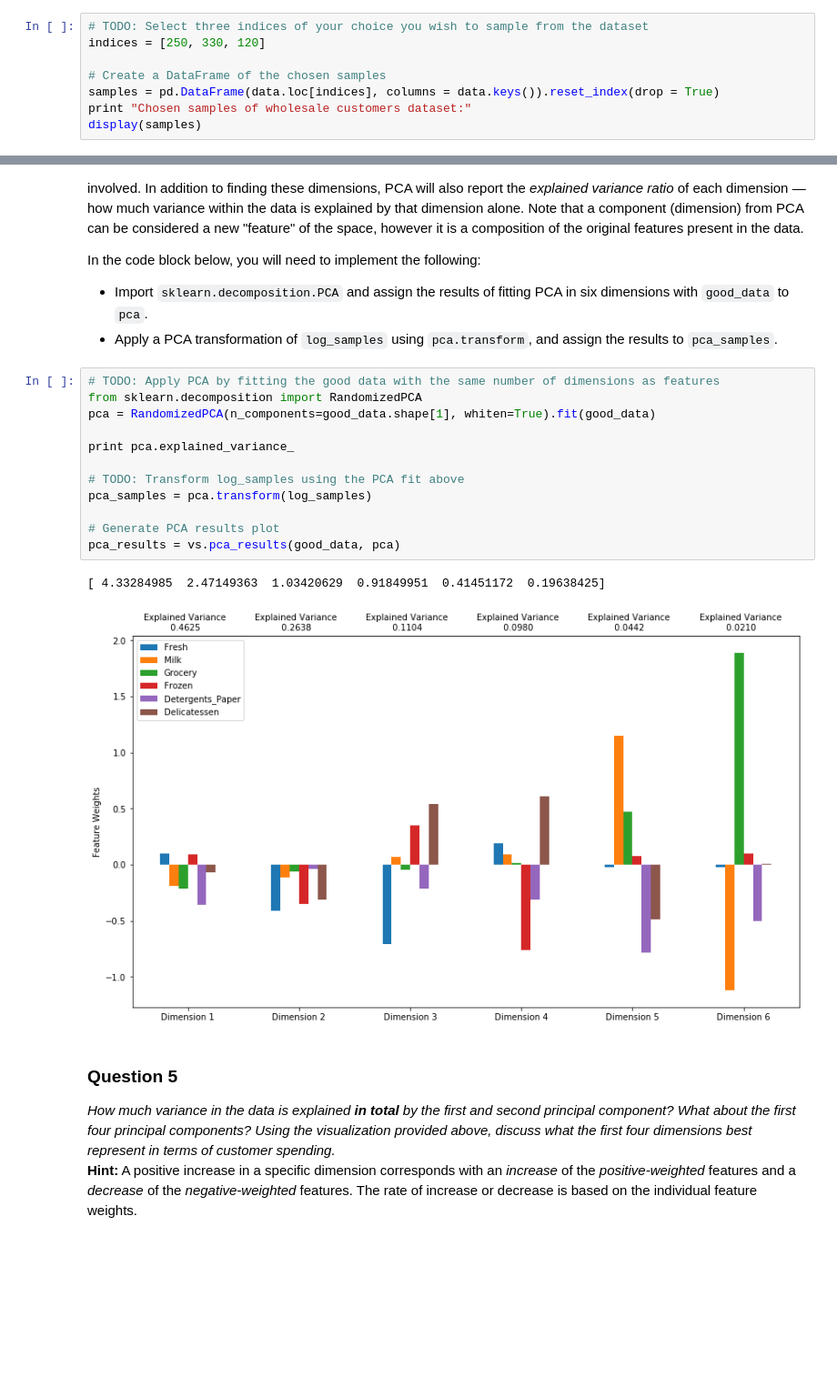
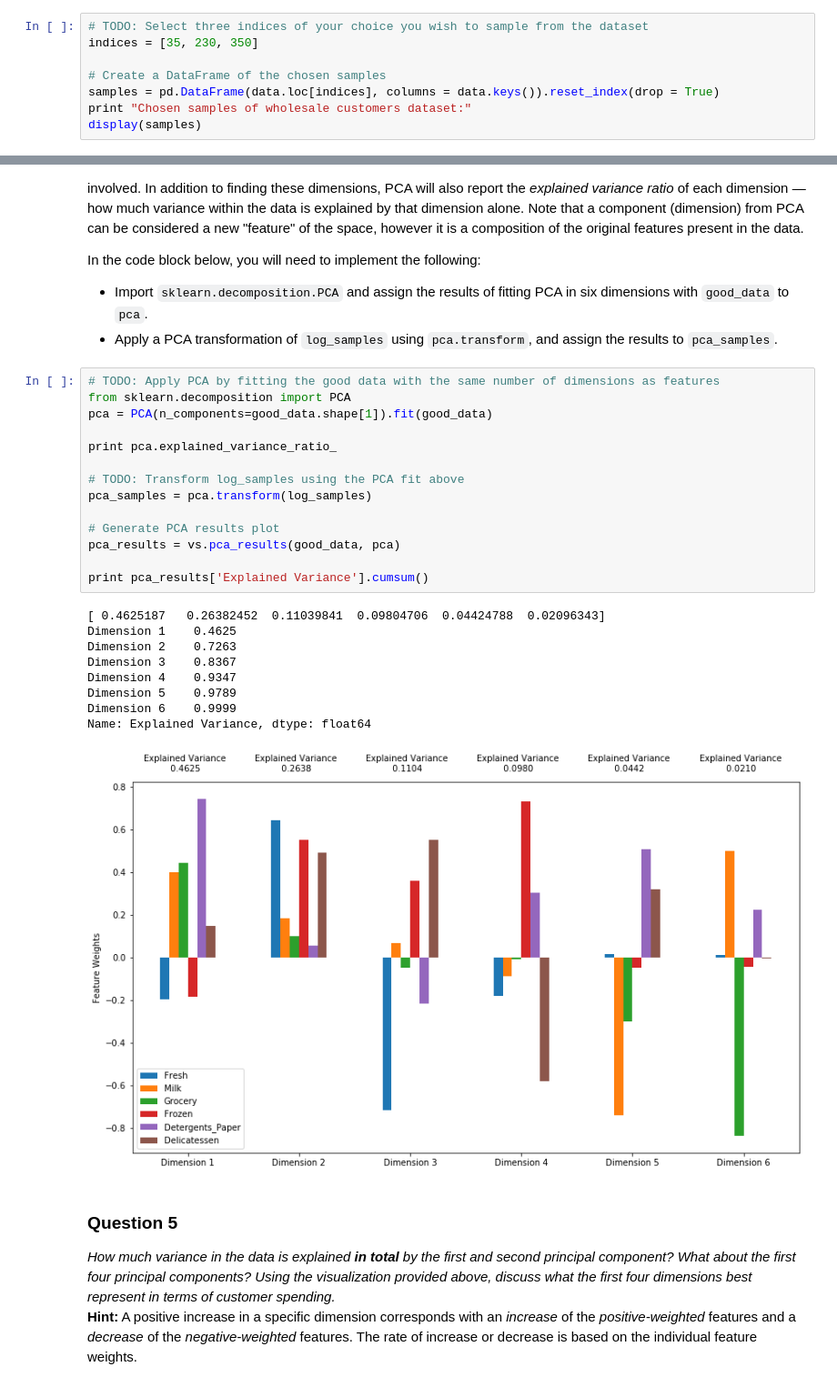
Before and after one commit to amitnilams/udacity_ml, a Jupyter notebook: customer_segments/customer_segments.ipynb, the cells around one changed output, grey strips where cells are left out. Shown at 91% size. Saved outputs shown, nothing was run; the diff lists cells and outputs as text; blank space fills up the shorter version.

```diff
--- a/customer_segments/customer_segments.ipynb
+++ b/customer_segments/customer_segments.ipynb
@@ -60,7 +60,7 @@ display(data.describe())
 To get a better understanding of the customers and how their data will transform through the analysis, it would be best to select a few sample data points and explore them in more detail. In the code block below, add **three** indices of your choice to the `indices` list which will represent the customers to track. It is suggested to try different sets of samples until you obtain customers that vary significantly from one another.
 # %%
 # TODO: Select three indices of your choice you wish to sample from the dataset
-indices = [250, 330, 120]
+indices = [35, 230, 350]
 
 # Create a DataFrame of the chosen samples
 samples = pd.DataFrame(data.loc[indices], columns = data.keys()).reset_index(drop = True)
@@ -276,19 +298,28 @@ In the code block below, you will need to implement the following:
  - Apply a PCA transformation of `log_samples` using `pca.transform`, and assign the results to `pca_samples`.
 # %%
 # TODO: Apply PCA by fitting the good data with the same number of dimensions as features
-from sklearn.decomposition import RandomizedPCA
-pca = RandomizedPCA(n_components=good_data.shape[1], whiten=True).fit(good_data)
+from sklearn.decomposition import PCA
+pca = PCA(n_components=good_data.shape[1]).fit(good_data)
 
-print pca.explained_variance_
+print pca.explained_variance_ratio_
 
 # TODO: Transform log_samples using the PCA fit above
 pca_samples = pca.transform(log_samples)
 
 # Generate PCA results plot
 pca_results = vs.pca_results(good_data, pca)
+
+print pca_results['Explained Variance'].cumsum()
 # %% [output]
-[ 4.33284985  2.47149363  1.03420629  0.91849951  0.41451172  0.19638425]
+[ 0.4625187   0.26382452  0.11039841  0.09804706  0.04424788  0.02096343]
+Dimension 1    0.4625
+Dimension 2    0.7263
+Dimension 3    0.8367
+Dimension 4    0.9347
+Dimension 5    0.9789
+Dimension 6    0.9999
+Name: Explained Variance, dtype: float64
-[figure, old version]
+[figure, new version]
 # %% [markdown]
 ### Question 5
 *How much variance in the data is explained* ***in total*** *by the first and second principal component? What about the first four principal components? Using the visualization provided above, discuss what the first four dimensions best represent in terms of customer spending.*
```
Also changed, not shown: parts of 30 cells of this notebook, 1 other file.
